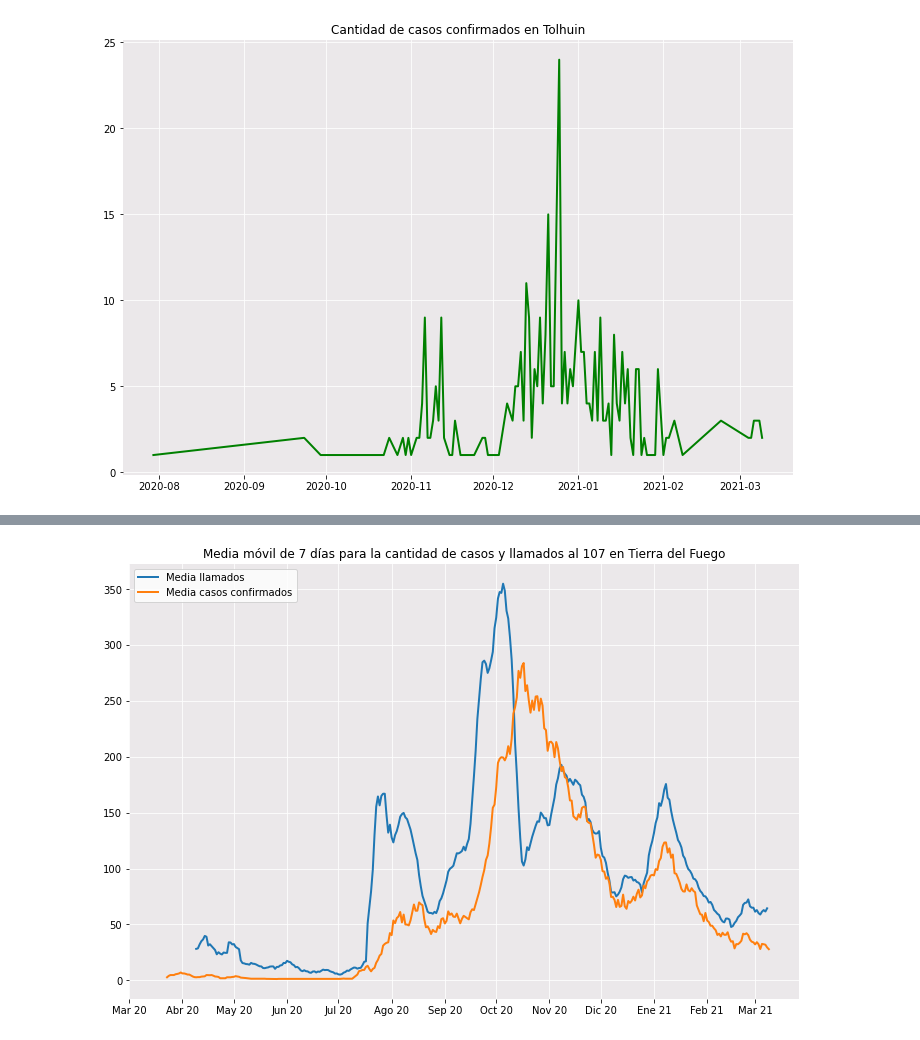
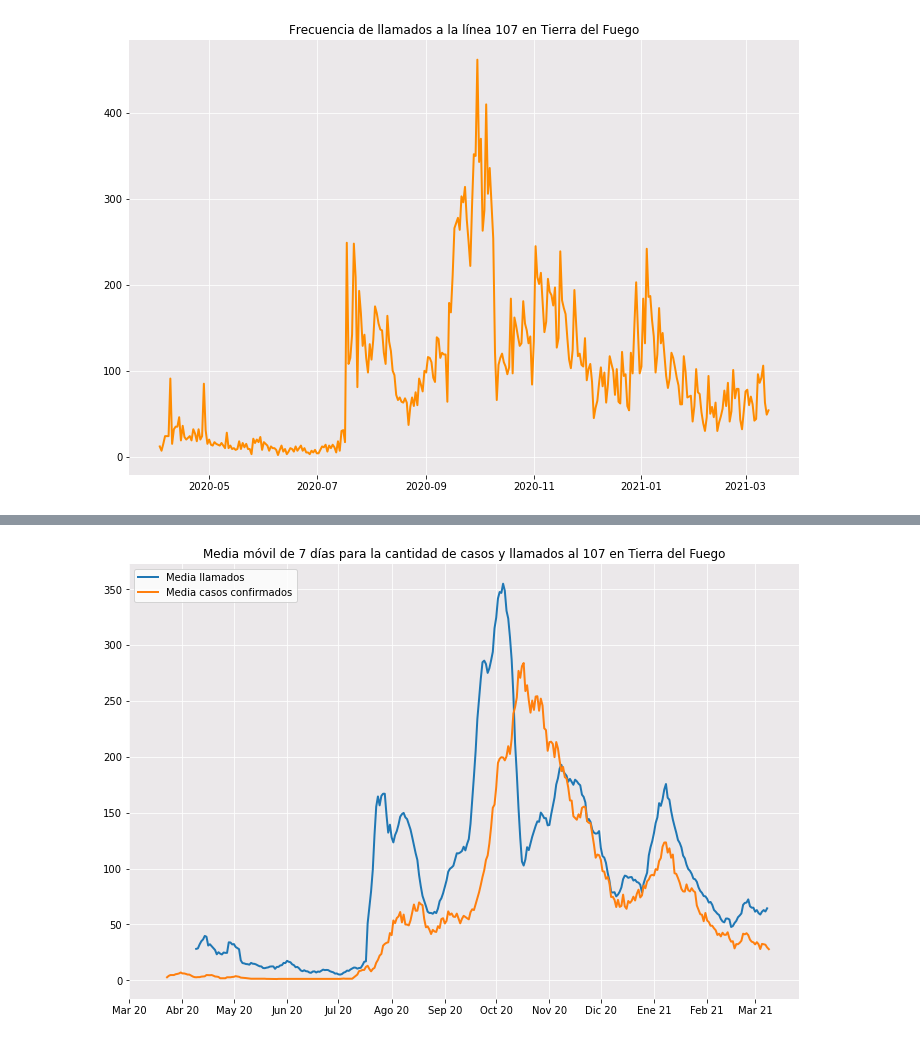
Before and after one commit to cguillamet/Monitoreo-COVID-19, a Jupyter notebook: Monitoreo_Python.ipynb, the cells around one changed output, grey strips where cells are left out. Saved outputs shown, nothing was run; the diff lists cells and outputs as text; code cells hidden in the pictures.

Commit message:
agregué funciones para los gráficos y para la media movil

```diff
--- a/Monitoreo_Python.ipynb
+++ b/Monitoreo_Python.ipynb
@@ -19,8 +0,0 @@ def contar(dataFrame, columna):
-# %%
-# Importación de los datos
-llamados = pd.read_csv("/Users/ceciliaguillametchargue/Downloads/llamados_107.csv", sep = ",")
-llamados = pd.DataFrame(llamados)
-llamados = llamados.drop(llamados[llamados['fecha_llamado']=="01/01/0001"].index) # Se elimina un registro
-llamados['fecha_llamado'] = pd.to_datetime(llamados['fecha_llamado'], format = "%d/%m/%Y") # Formato fecha a variable fecha
-llamados_cuenta = contar(llamados, "fecha_llamado")
-llamados_cuenta = llamados_cuenta[:len(llamados_cuenta)-1] # Se elimina el último registro (llamadas del día que se actualiza el tablero)
@@ -269,16 +0,0 @@ conf_tol = conf_tol.sort_values("Fecha")
-# %%
-plot9 = plt.figure(9)
-plt.plot(conf_tol["Fecha"], conf_tol["Cantidad"], color = "green", linewidth = 2)
-plot9.set_size_inches(12,8)
-
-plt.grid(color = "white") #grilla de fondo
-plt.title("Cantidad de casos confirmados en Tolhuin")
-ax = plt.gca()
-ax.set_facecolor("#EBE8EA") #color de fondo
-ax.spines["bottom"].set_visible(False) #saca los bordes del gráfico
-ax.spines["right"].set_visible(False) #saca los bordes del gráfico
-ax.spines["left"].set_visible(False) #saca los bordes del gráfico
-ax.spines["top"].set_visible(False) #saca los bordes del gráfico
-plt.show()
-# %% [output]
-[figure, removed]
@@ -284,0 +40,14 @@ plt.show()
+# %%
+# Importación de los datos
+llamados = pd.read_csv("/home/cecilia/Descargas/llamados_107.csv", sep = ",")
+llamados = pd.DataFrame(llamados)
+llamados = llamados.drop(llamados[llamados['fecha_llamado']=="01/01/0001"].index) # Se elimina un registro
+llamados['fecha_llamado'] = pd.to_datetime(llamados['fecha_llamado'], format = "%d/%m/%Y") # Formato fecha a variable fecha
+llamados_cuenta = contar(llamados, "fecha_llamado")
+llamados_cuenta = llamados_cuenta[:len(llamados_cuenta)-1] # Se elimina el último registro (llamadas del día que se actualiza el tablero)
+# %%
+# Gráfico llamadas Tierra del Fuego
+plt.title("Frecuencia de llamados a la línea 107 en Tierra del Fuego")
+grafico(llamados_cuenta["Fecha"], llamados_cuenta["Cantidad"], color= "darkorange")
+# %% [output]
+[figure, added]
```
Also changed, not shown: parts of 31 cells of this notebook, 1 other file.
